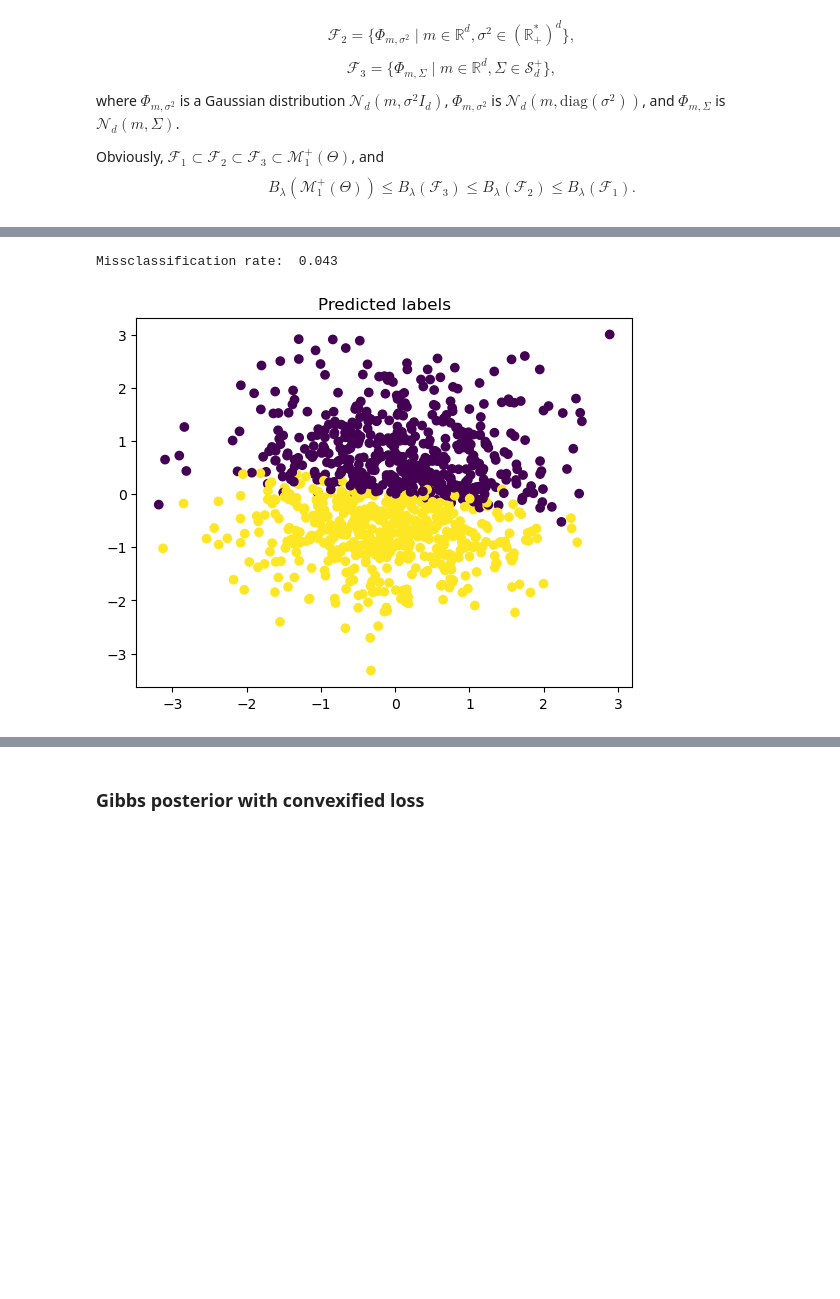
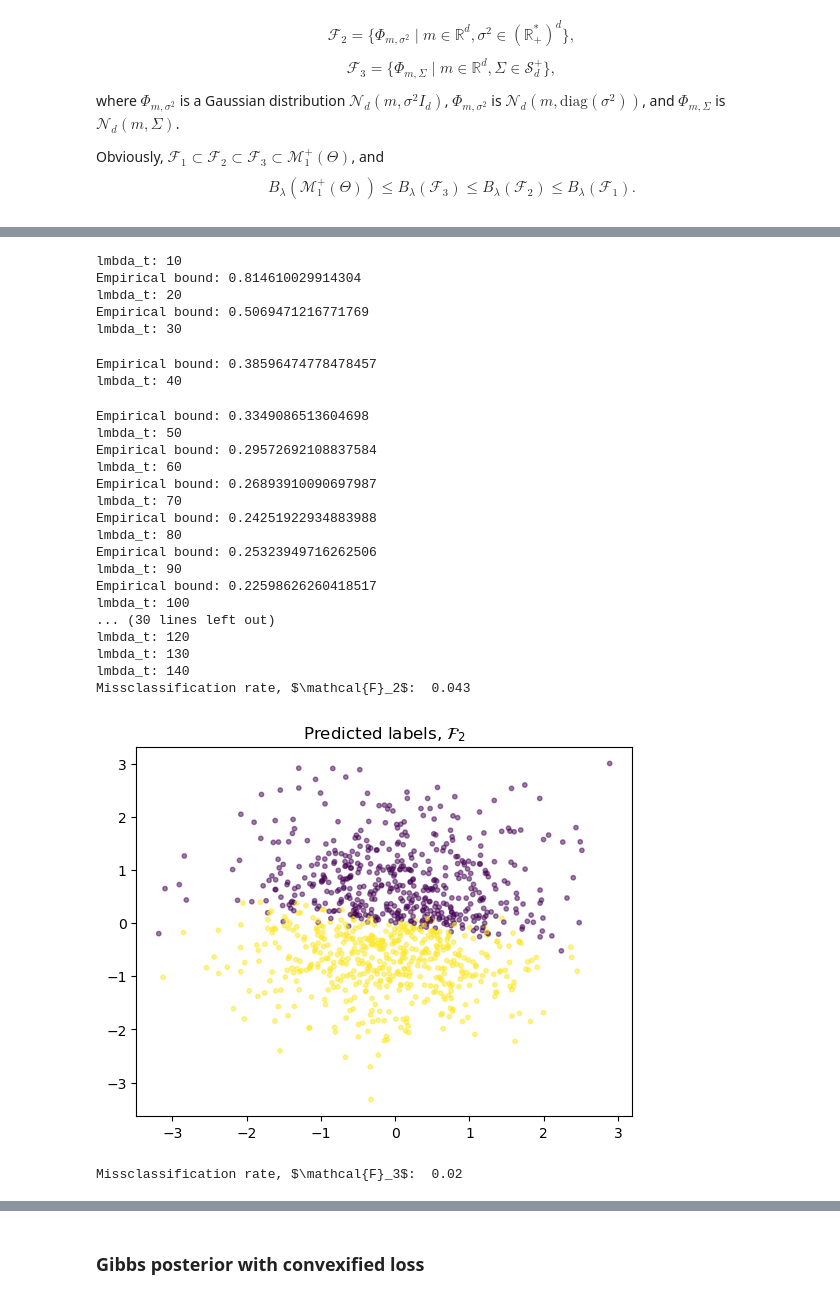
Before and after one commit to AugustinCablant/Computational-Statistics-Project, a Jupyter notebook: notebook.ipynb, the cells around one changed output, grey strips where cells are left out. Saved outputs shown, nothing was run; the diff lists cells and outputs as text; code cells hidden in the pictures; blank space fills up the shorter version.

```diff
--- a/notebook.ipynb
+++ b/notebook.ipynb
@@ -542,7 +527,7 @@ true_w = np.random.randn(d)
 y = 0.5 * (np.sign(X @ true_w + 0.1 * np.random.randn(n)) + 1)
 # Plot the data
 plt.figure()
-plt.scatter(X[:, 0], X[:, 1], c=y)
+plt.scatter(X[:, 0], X[:, 1], c=y, alpha = 0.5, cmap = 'viridis', s = 10)
 plt.title("Data Generated")
 plt.show()
 
@@ -552,21 +537,35 @@ DA = DeterministicAnnealing(temperatures = temperatures,
                             patience = 5,
                             X = X,
                             y = y,
-                            verbose = False)
+                            verbose = True)
 m_F2, sigma2_F2, _, lmbda_star_F2 = DA.run_F2()
 m_F3, Sigma_F3 = DA.run_F3(lmbda_star_F2)
 
 ypred = []
-for i in tqdm(range(len(X))):
+for i in range(len(X)):
     beta = stats.multivariate_normal(mean = m_F2, cov = np.diag(sigma2_F2)).rvs()
     ypred.append(0.5 * (np.sign(X[i] @ beta) + 1))
 
 # Missclassification rate
-print("Missclassification rate: ", np.mean(ypred != y))
+print(r"Missclassification rate, $\mathcal{F}_2$: ", np.mean(ypred != y))
 
 # Plot the data
 plt.figure()
-plt.scatter(X[:, 0], X[:, 1], c = ypred)
-plt.title("Predicted labels")
+plt.scatter(X[:, 0], X[:, 1], c = ypred, alpha = 0.5, cmap = 'viridis', s = 10)
+plt.title(r"Predicted labels, $\mathcal{F}_2$")
 plt.show()
+
+ypred = []
+for i in range(len(X)):
+    beta = stats.multivariate_normal(mean=m_F3, cov=Sigma_F3).rvs()
+    ypred.append(0.5 * (np.sign(X[i] @ beta) + 1))
+
+# Missclassification rate
+print(r"Missclassification rate, $\mathcal{F}_3$: ", np.mean(ypred != y))
+
+# Plot the data
+plt.figure()
+plt.scatter(X[:, 0], X[:, 1], c = ypred, alpha = 0.5, cmap = 'viridis', s = 10)
+plt.title(r"Predicted labels, $\mathcal{F}_3$")
+plt.show()
 # %% [output]
@@ -574,2 +573,26 @@ plt.show()
-Missclassification rate:  0.043
+lmbda_t: 10
+Empirical bound: 0.814610029914304
+lmbda_t: 20
+Empirical bound: 0.5069471216771769
+lmbda_t: 30
+Empirical bound: 0.38596474778478457
+lmbda_t: 40
+Empirical bound: 0.3349086513604698
+lmbda_t: 50
+Empirical bound: 0.29572692108837584
+lmbda_t: 60
+Empirical bound: 0.26893910090697987
+lmbda_t: 70
+Empirical bound: 0.24251922934883988
+lmbda_t: 80
+Empirical bound: 0.25323949716262506
+lmbda_t: 90
+Empirical bound: 0.22598626260418517
+lmbda_t: 100
+... (30 lines left out)
+lmbda_t: 120
+lmbda_t: 130
+lmbda_t: 140
+Missclassification rate, $\mathcal{F}_2$:  0.043
-[figure, old version]
+[figure, new version]
+Missclassification rate, $\mathcal{F}_3$:  0.02
```
Also changed, not shown: parts of 27 cells of this notebook.
